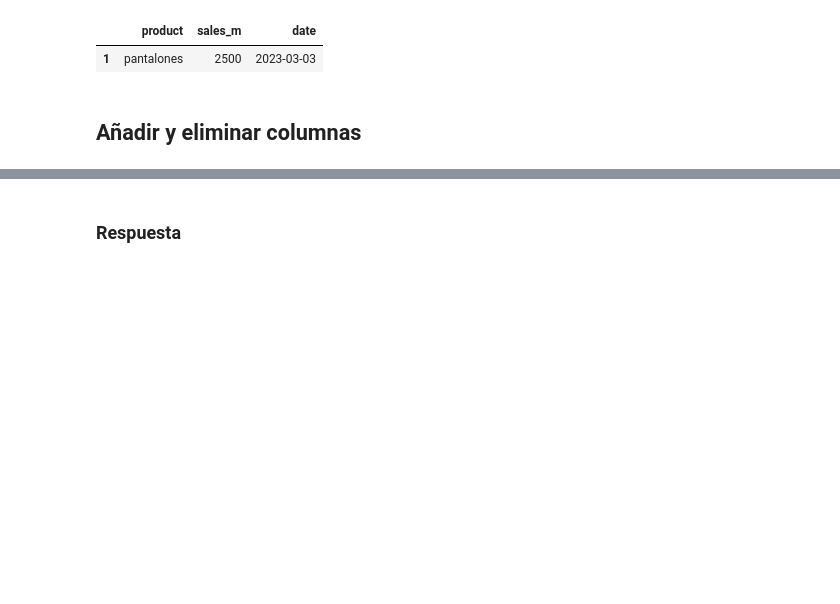
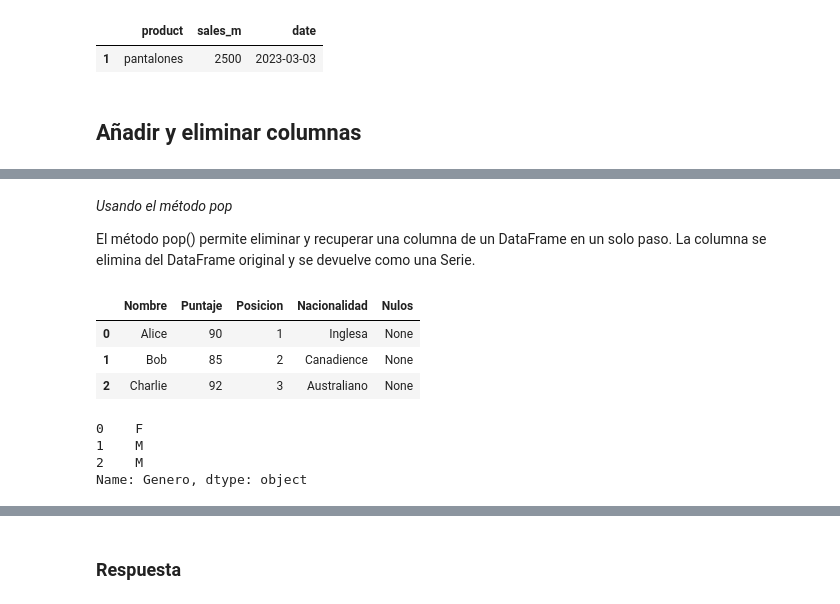
Before and after one commit to Ninigocancino/hola_pandas, a Jupyter notebook: fundamentos_pandas/manipulacion_de_datos.ipynb, the cells around one changed output, grey strips where cells are left out. Saved outputs shown, nothing was run; the diff lists cells and outputs as text; code cells hidden in the pictures; blank space fills up the shorter version.

```diff
--- a/fundamentos_pandas/manipulacion_de_datos.ipynb
+++ b/fundamentos_pandas/manipulacion_de_datos.ipynb
@@ -213,0 +328,20 @@ v_2023
+# %% [markdown]
+*Usando el método pop*
+
+El método pop() permite eliminar y recuperar una columna de un DataFrame en un solo paso. La columna se elimina del DataFrame original y se devuelve como una Serie.
+# %%
+columna_eliminada = df_Nplus.pop('Genero')
+
+df_Nplus
+# %% [output]
+|  | Nombre | Puntaje | Posicion | Nacionalidad | Nulos |
+| 0 | Alice | 90 | 1 | Inglesa | None |
+| 1 | Bob | 85 | 2 | Canadience | None |
+| 2 | Charlie | 92 | 3 | Australiano | None |
+# %%
+print(columna_eliminada)
+# %% [output]
+0    F
+1    M
+2    M
+Name: Genero, dtype: object
```
Also changed, not shown: parts of 38 cells of this notebook.
